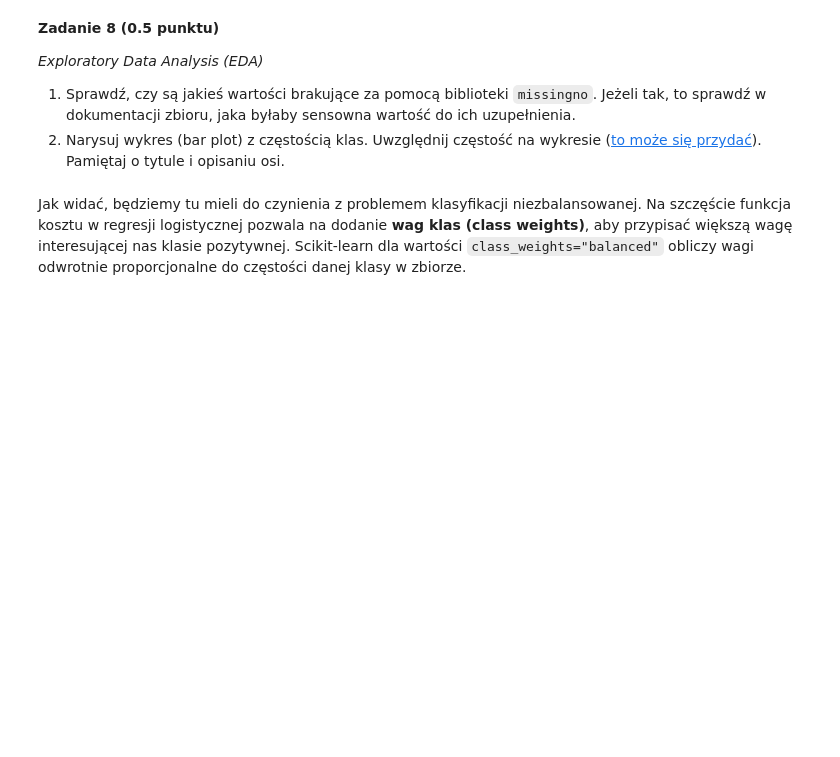
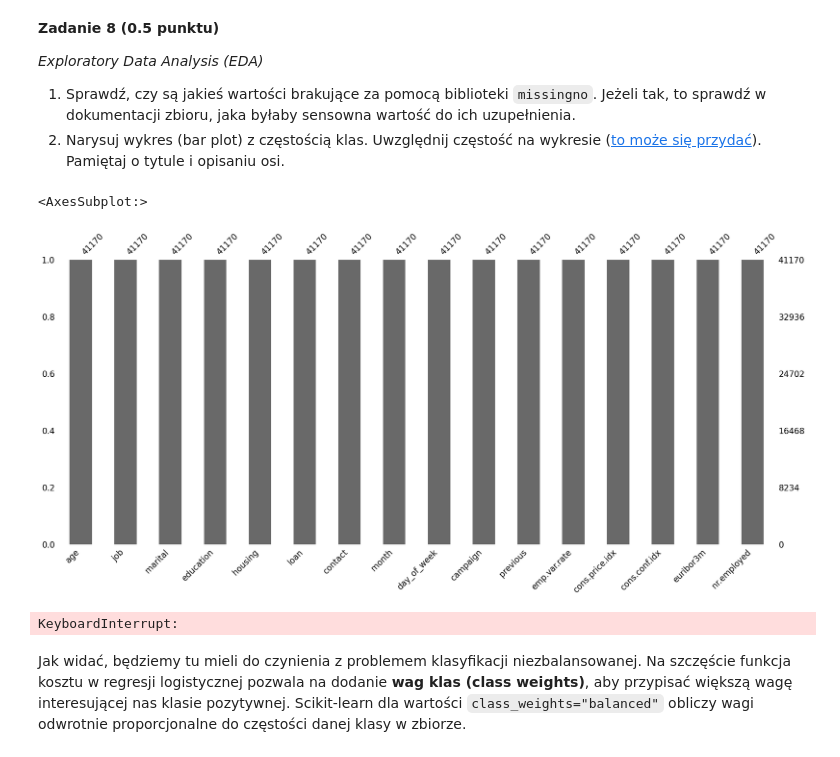
Before and after one commit to aszarata/PSI, a Jupyter notebook: lab1/lab_1.ipynb, the cells around one changed output. Cells and saved outputs as stored; diff of their text form; code cells hidden in the pictures; blank space fills up the shorter version.

```diff
--- a/lab1/lab_1.ipynb
+++ b/lab1/lab_1.ipynb
@@ -1114,9 +1114,19 @@ y = df.pop("y")
 # %%
 # plot missing values
 # your_code
+msno.bar(df)
+# %% [output]
+<AxesSubplot:>
+[figure, added]
 # %%
 # plot class frequencies
 # your_code
+ax = df.plot.bar()
+
+for container in ax.containers:
+    ax.bar_label(container)
+# %% [output]
+KeyboardInterrupt:
 # %% [markdown]
 Jak widać, będziemy tu mieli do czynienia z problemem klasyfikacji niezbalansowanej. Na szczęście funkcja kosztu w regresji logistycznej pozwala na dodanie **wag klas (class weights)**, aby przypisać większą wagę interesującej nas klasie pozytywnej. Scikit-learn dla wartości `class_weights="balanced"` obliczy wagi odwrotnie proporcjonalne do częstości danej klasy w zbiorze.
 # %% [markdown]
```
